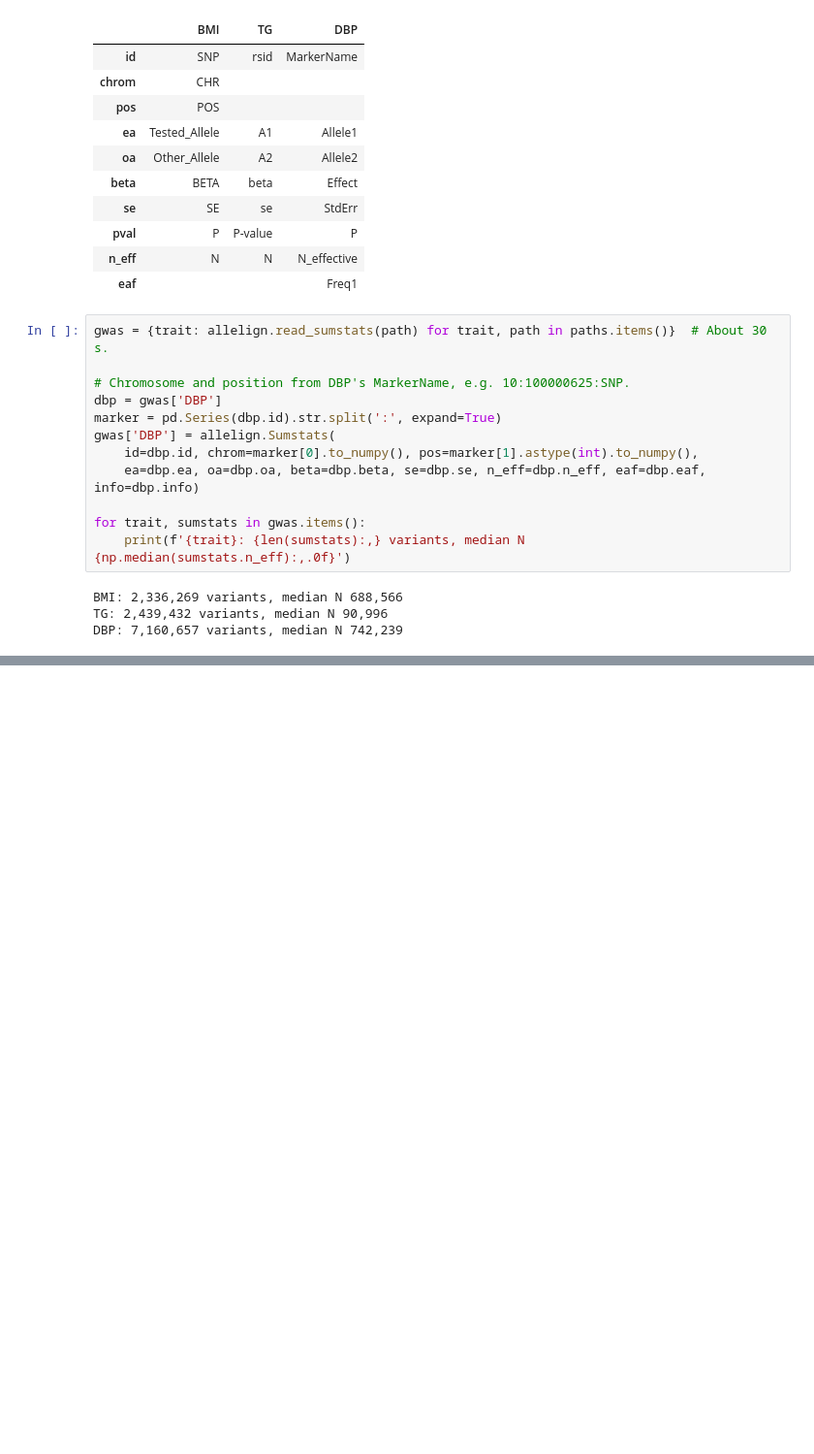
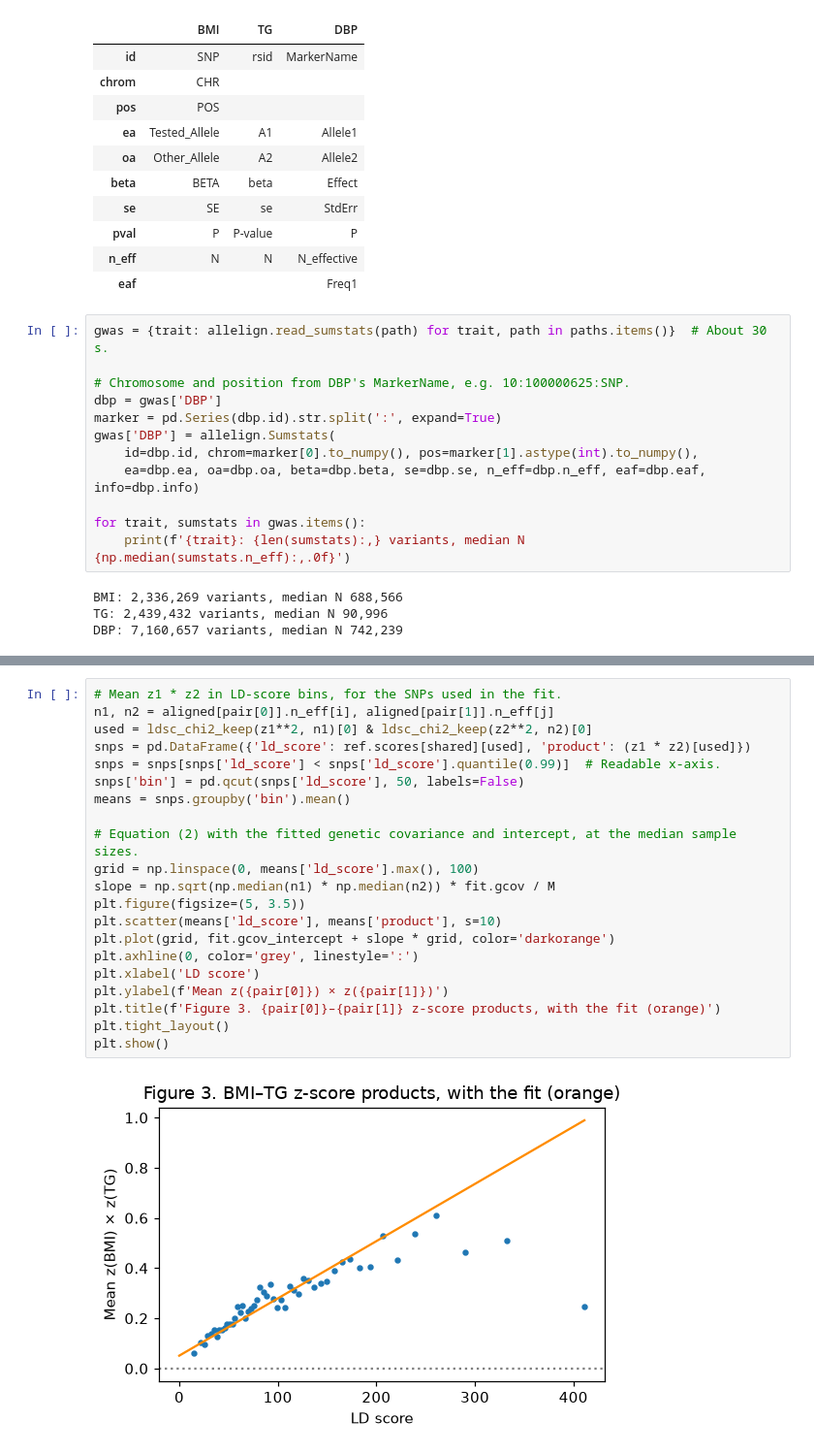
Before and after one commit to bvilhjal/ATIG_2026, a Jupyter notebook: teaching_days/2026-10-29/LDSC/LDSC_practical_answers.ipynb, the cells around one changed output, grey strips where cells are left out. Shown at 97% size. Saved outputs shown, nothing was run; the diff lists cells and outputs as text; blank space fills up the shorter version.

```diff
--- a/teaching_days/2026-10-29/LDSC/LDSC_practical_answers.ipynb
+++ b/teaching_days/2026-10-29/LDSC/LDSC_practical_answers.ipynb
@@ -399,0 +388,23 @@ Table 8. Genetic correlations.
+# %%
+# Mean z1 * z2 in LD-score bins, for the SNPs used in the fit.
+n1, n2 = aligned[pair[0]].n_eff[i], aligned[pair[1]].n_eff[j]
+used = ldsc_chi2_keep(z1**2, n1)[0] & ldsc_chi2_keep(z2**2, n2)[0]
+snps = pd.DataFrame({'ld_score': ref.scores[shared][used], 'product': (z1 * z2)[used]})
+snps = snps[snps['ld_score'] < snps['ld_score'].quantile(0.99)]  # Readable x-axis.
+snps['bin'] = pd.qcut(snps['ld_score'], 50, labels=False)
+means = snps.groupby('bin').mean()
+
+# Equation (2) with the fitted genetic covariance and intercept, at the median sample sizes.
+grid = np.linspace(0, means['ld_score'].max(), 100)
+slope = np.sqrt(np.median(n1) * np.median(n2)) * fit.gcov / M
+plt.figure(figsize=(5, 3.5))
+plt.scatter(means['ld_score'], means['product'], s=10)
+plt.plot(grid, fit.gcov_intercept + slope * grid, color='darkorange')
+plt.axhline(0, color='grey', linestyle=':')
+plt.xlabel('LD score')
+plt.ylabel(f'Mean z({pair[0]}) × z({pair[1]})')
+plt.title(f'Figure 3. {pair[0]}–{pair[1]} z-score products, with the fit (orange)')
+plt.tight_layout()
+plt.show()
+# %% [output]
+[figure, added]
```
Also changed, not shown: parts of 34 cells of this notebook, 6 other files.
